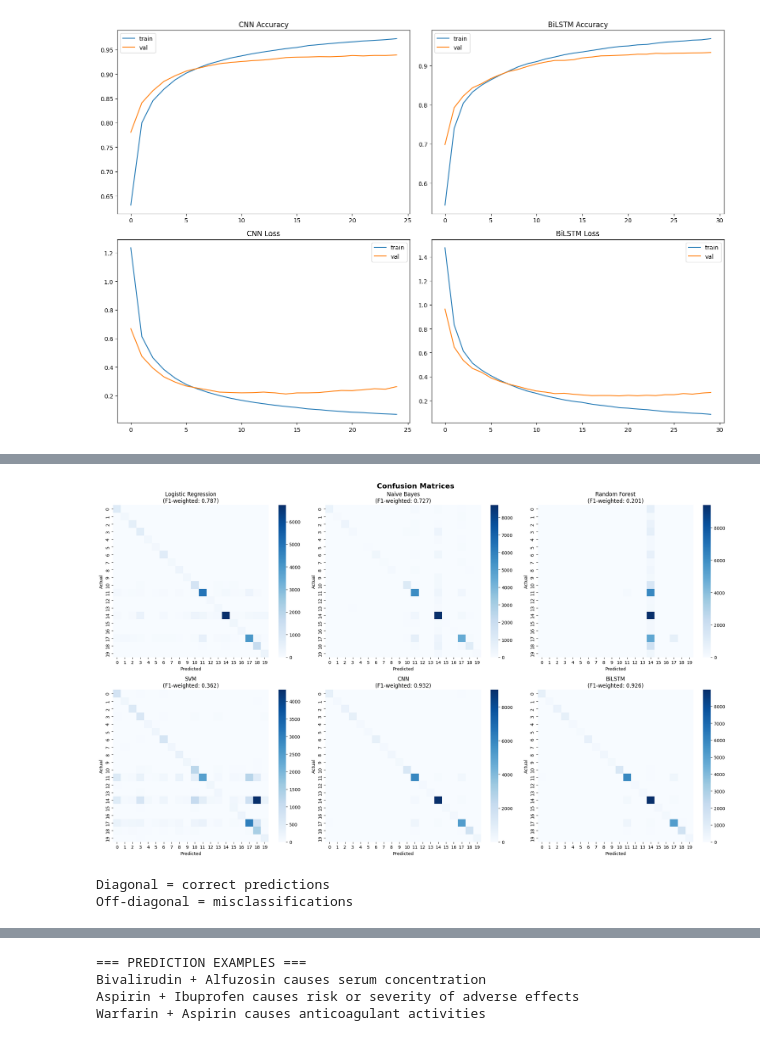
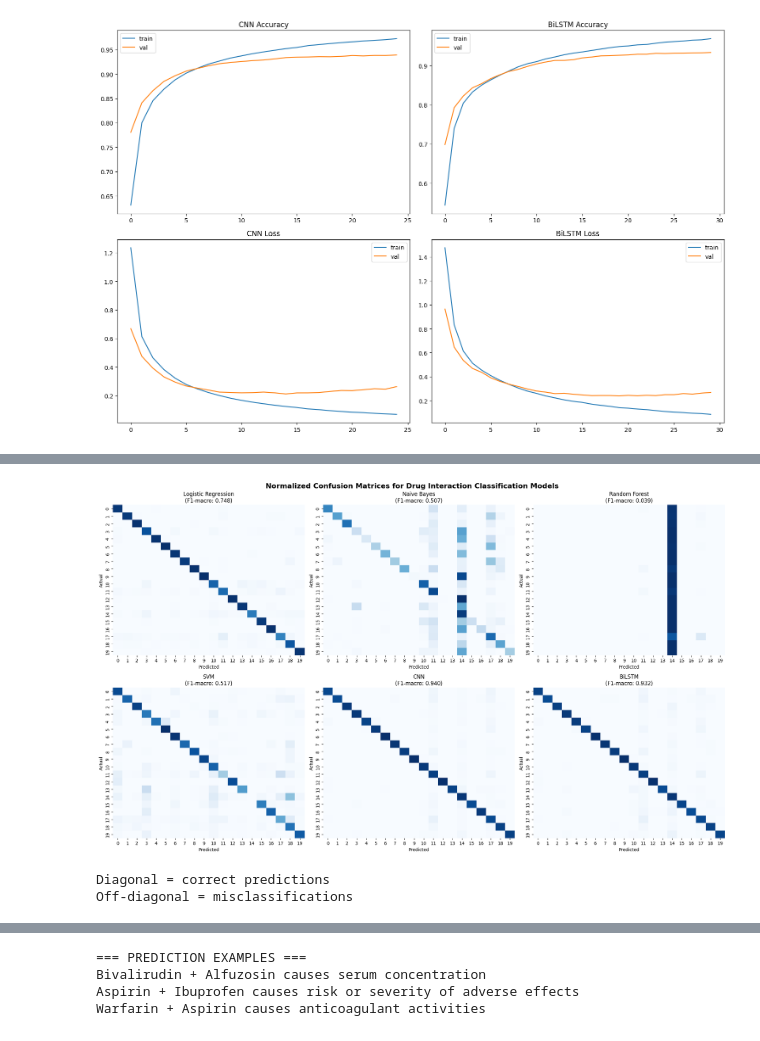
Before and after one commit to Queenimoh/Queen-7150CEM, a Jupyter notebook: Queen_Imoh_7150CEM.ipynb, the cells around one changed output, grey strips where cells are left out. Cells and saved outputs as stored; diff of their text form; code cells hidden in the pictures.

```diff
--- a/Queen_Imoh_7150CEM.ipynb
+++ b/Queen_Imoh_7150CEM.ipynb
@@ -509,7 +509,7 @@ plt.show()
 # %%
 # Confusion matrix to determine predictions, error analysis and performance visualisation
 import seaborn as sns
-from sklearn.metrics import confusion_matrix
+from sklearn.metrics import confusion_matrix, f1_score
 import matplotlib.pyplot as plt
 import numpy as np
 
@@ -523,6 +523,7 @@ for name in trained_models.keys():
 # Deep learning models
 cnn_pred = np.argmax(cnn.predict(seq_test), axis=1)
 bilstm_pred = np.argmax(bilstm.predict(seq_test), axis=1)
+
 model_predictions['CNN'] = cnn_pred
 model_predictions['BiLSTM'] = bilstm_pred
 
@@ -531,13 +532,29 @@ fig, axes = plt.subplots(2, 3, figsize=(20, 12))
 axes = axes.ravel()
 
 for idx, (name, y_pred) in enumerate(model_predictions.items()):
+
     cm = confusion_matrix(y_test, y_pred)
-    sns.heatmap(cm, annot=False, cmap='Blues', fmt='d', ax=axes[idx])
-    axes[idx].set_title(f'{name}\n(F1-weighted: {f1_score(y_test, y_pred, average="weighted", zero_division=0):.3f})')
+
+    # Normalize confusion matrix
+    cm_normalized = cm.astype('float') / cm.sum(axis=1)[:, np.newaxis]
+
+    sns.heatmap(
+        cm_normalized,
+        annot=False,
+        cmap='Blues',
+        ax=axes[idx],
+        cbar=False
+    )
+
+    f1 = f1_score(y_test, y_pred, average="macro", zero_division=0)
+
+    axes[idx].set_title(f'{name}\n(F1-macro: {f1:.3f})')
     axes[idx].set_xlabel('Predicted')
     axes[idx].set_ylabel('Actual')
 
-plt.suptitle('Confusion Matrices', fontsize=16, fontweight='bold')
+plt.suptitle('Normalized Confusion Matrices for Drug Interaction Classification Models',
+             fontsize=16, fontweight='bold')
+
 plt.tight_layout()
 plt.savefig('all_confusion_matrices.png', dpi=300, bbox_inches='tight')
 plt.show()
@@ -550,4 +567,4 @@ print("Off-diagonal = misclassifications")
-[figure, old version]
+[figure, new version]
 Diagonal = correct predictions
 Off-diagonal = misclassifications
 # %%
```
Also changed, not shown: parts of 8 cells of this notebook.
